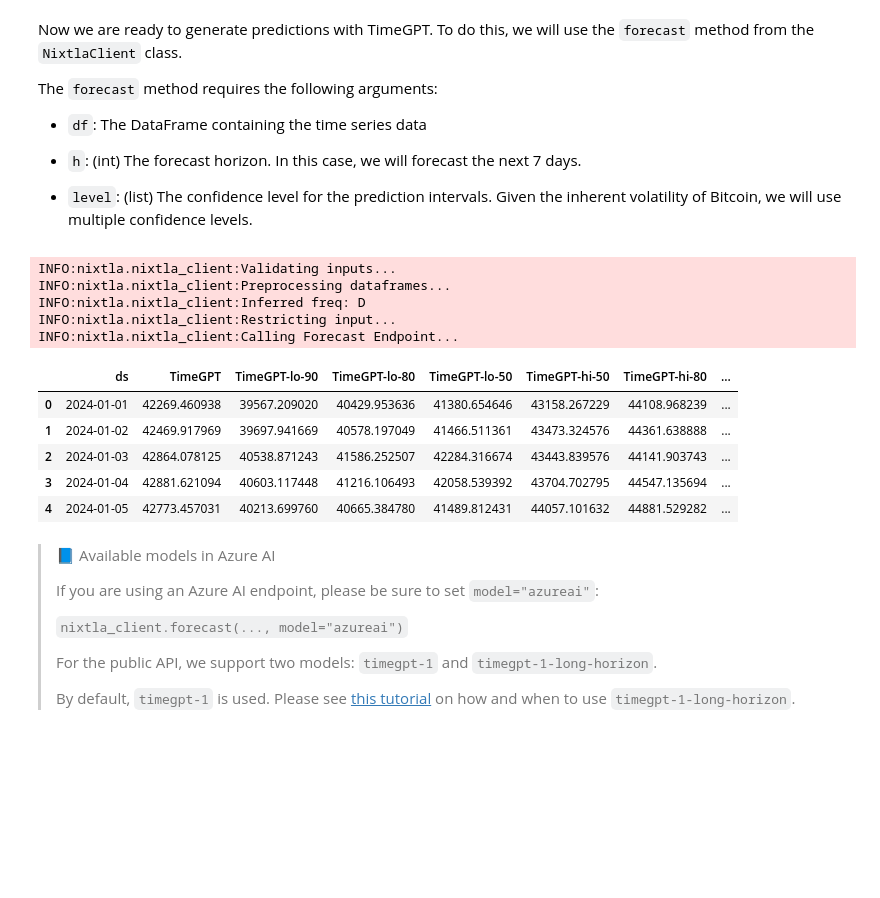
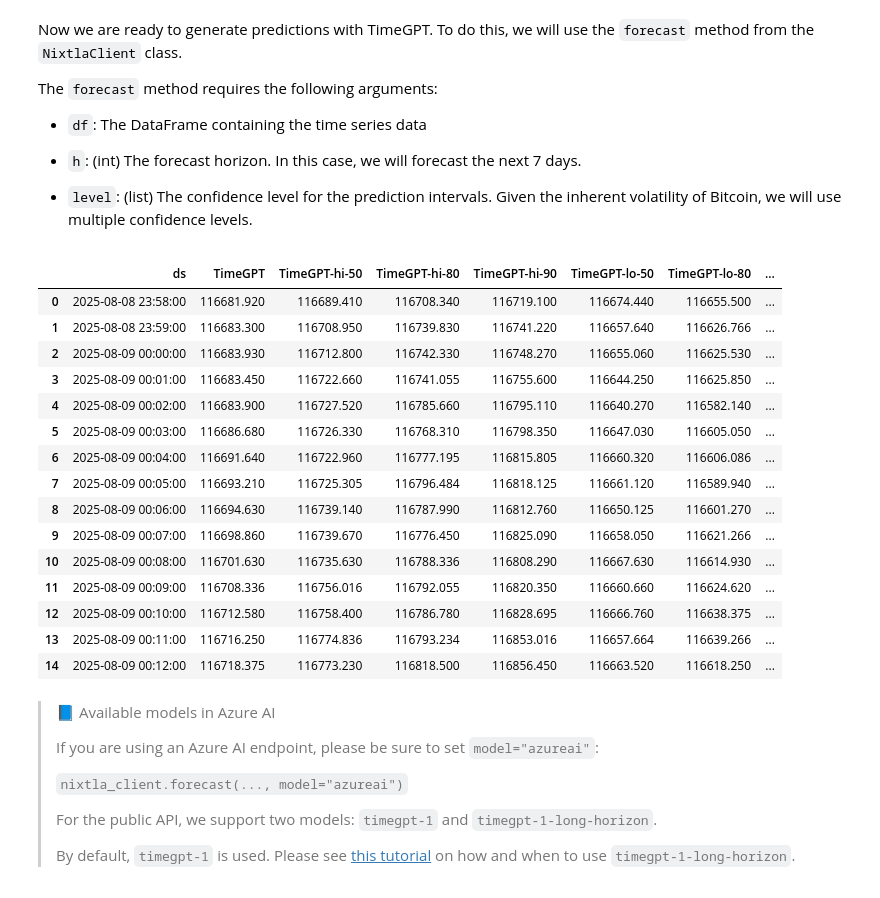
Before and after one commit to Tomortec/Tomortec, a Jupyter notebook: nbs/docs/use-cases/2_bitcoin_price_prediction.ipynb, the cells around one changed output. Cells and saved outputs as stored; diff of their text form; code cells hidden in the pictures; blank space fills up the shorter version.

```diff
--- a/nbs/docs/use-cases/2_bitcoin_price_prediction.ipynb
+++ b/nbs/docs/use-cases/2_bitcoin_price_prediction.ipynb
@@ -102,7 +103,22 @@ In this tutorial, we will first download the historical Bitcoin price data in US
 import pandas as pd
 
 # df = pd.read_csv('https://raw.githubusercontent.com/Nixtla/transfer-learning-time-series/main/datasets/bitcoin_price_usd.csv', sep=',')
-df = pd.read_csv("./btcusd_1-min_data.csv")[::-1][0:10000]
+df = pd.read_csv("./btcusd_1-min_data.csv")[::-1][0:2000]
+
+df['Timestamp'] = pd.to_datetime(df['Timestamp'], unit='s').dt.floor('T')
+df.rename(columns={'Timestamp': 'Date'}, inplace=True)
+df = df.sort_values('Date').reset_index(drop=True)
+df = df[['Date', 'Close']]
+
+print(df.iloc[-1])
+
+dup_dates = df[df.duplicated(subset='Date', keep=False)]
+
+if not dup_dates.empty:
+    print("发现重复的 Date 行：")
+    print(dup_dates)
+else:
+    print("没有发现重复的 Date。")
 
 print(df.head())
 print(df.shape[0])
@@ -129,7 +149,7 @@ from nixtla import NixtlaClient
 # %%
 nixtla_client = NixtlaClient(
     # defaults to os.environ.get("NIXTLA_API_KEY")
-    api_key = 'my_api_key_provided_by_nixtla'
+    api_key = 'nixak-PZnVEExQt2ltWYQzL6nQj0fMVqmuuSbp5mkJufkxtKNBCfHPcgmtxIqUeU8VdsW4d5MhQ3UtUqcYI9RU'
 )
 # %% [markdown]
 > 👍 Use an Azure AI endpoint
@@ -176,20 +196,25 @@ The `forecast` method requires the following arguments:
 # %%
 level = [50,80,90] # confidence levels
 
-fcst = nixtla_client.forecast(df, h=7, level=level)
-fcst.head()
+fcst = nixtla_client.forecast(df, h=15, level=level)
+fcst
 # %% [output]
-INFO:nixtla.nixtla_client:Validating inputs...
-INFO:nixtla.nixtla_client:Preprocessing dataframes...
-INFO:nixtla.nixtla_client:Inferred freq: D
-INFO:nixtla.nixtla_client:Restricting input...
-INFO:nixtla.nixtla_client:Calling Forecast Endpoint...
-|  | ds | TimeGPT | TimeGPT-lo-90 | TimeGPT-lo-80 | TimeGPT-lo-50 | TimeGPT-hi-50 | TimeGPT-hi-80 | ... |
-| 0 | 2024-01-01 | 42269.460938 | 39567.209020 | 40429.953636 | 41380.654646 | 43158.267229 | 44108.968239 | ... |
-| 1 | 2024-01-02 | 42469.917969 | 39697.941669 | 40578.197049 | 41466.511361 | 43473.324576 | 44361.638888 | ... |
-| 2 | 2024-01-03 | 42864.078125 | 40538.871243 | 41586.252507 | 42284.316674 | 43443.839576 | 44141.903743 | ... |
-| 3 | 2024-01-04 | 42881.621094 | 40603.117448 | 41216.106493 | 42058.539392 | 43704.702795 | 44547.135694 | ... |
-| 4 | 2024-01-05 | 42773.457031 | 40213.699760 | 40665.384780 | 41489.812431 | 44057.101632 | 44881.529282 | ... |
+|  | ds | TimeGPT | TimeGPT-hi-50 | TimeGPT-hi-80 | TimeGPT-hi-90 | TimeGPT-lo-50 | TimeGPT-lo-80 | ... |
+| 0 | 2025-08-08 23:58:00 | 116681.920 | 116689.410 | 116708.340 | 116719.100 | 116674.440 | 116655.500 | ... |
+| 1 | 2025-08-08 23:59:00 | 116683.300 | 116708.950 | 116739.830 | 116741.220 | 116657.640 | 116626.766 | ... |
+| 2 | 2025-08-09 00:00:00 | 116683.930 | 116712.800 | 116742.330 | 116748.270 | 116655.060 | 116625.530 | ... |
+| 3 | 2025-08-09 00:01:00 | 116683.450 | 116722.660 | 116741.055 | 116755.600 | 116644.250 | 116625.850 | ... |
+| 4 | 2025-08-09 00:02:00 | 116683.900 | 116727.520 | 116785.660 | 116795.110 | 116640.270 | 116582.140 | ... |
+| 5 | 2025-08-09 00:03:00 | 116686.680 | 116726.330 | 116768.310 | 116798.350 | 116647.030 | 116605.050 | ... |
+| 6 | 2025-08-09 00:04:00 | 116691.640 | 116722.960 | 116777.195 | 116815.805 | 116660.320 | 116606.086 | ... |
+| 7 | 2025-08-09 00:05:00 | 116693.210 | 116725.305 | 116796.484 | 116818.125 | 116661.120 | 116589.940 | ... |
+| 8 | 2025-08-09 00:06:00 | 116694.630 | 116739.140 | 116787.990 | 116812.760 | 116650.125 | 116601.270 | ... |
+| 9 | 2025-08-09 00:07:00 | 116698.860 | 116739.670 | 116776.450 | 116825.090 | 116658.050 | 116621.266 | ... |
+| 10 | 2025-08-09 00:08:00 | 116701.630 | 116735.630 | 116788.336 | 116808.290 | 116667.630 | 116614.930 | ... |
+| 11 | 2025-08-09 00:09:00 | 116708.336 | 116756.016 | 116792.055 | 116820.350 | 116660.660 | 116624.620 | ... |
+| 12 | 2025-08-09 00:10:00 | 116712.580 | 116758.400 | 116786.780 | 116828.695 | 116666.760 | 116638.375 | ... |
+| 13 | 2025-08-09 00:11:00 | 116716.250 | 116774.836 | 116793.234 | 116853.016 | 116657.664 | 116639.266 | ... |
+| 14 | 2025-08-09 00:12:00 | 116718.375 | 116773.230 | 116818.500 | 116856.450 | 116663.520 | 116618.250 | ... |
 # %% [markdown]
 > 📘 Available models in Azure AI
 >
```
Also changed, not shown: parts of 12 cells of this notebook.
